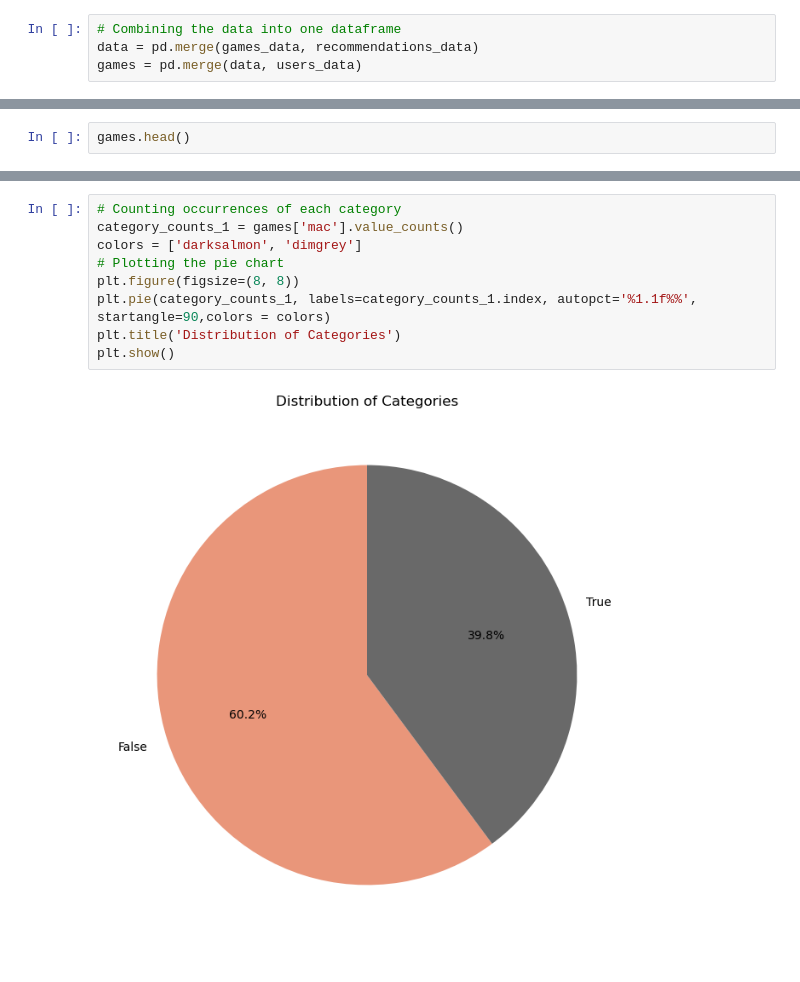
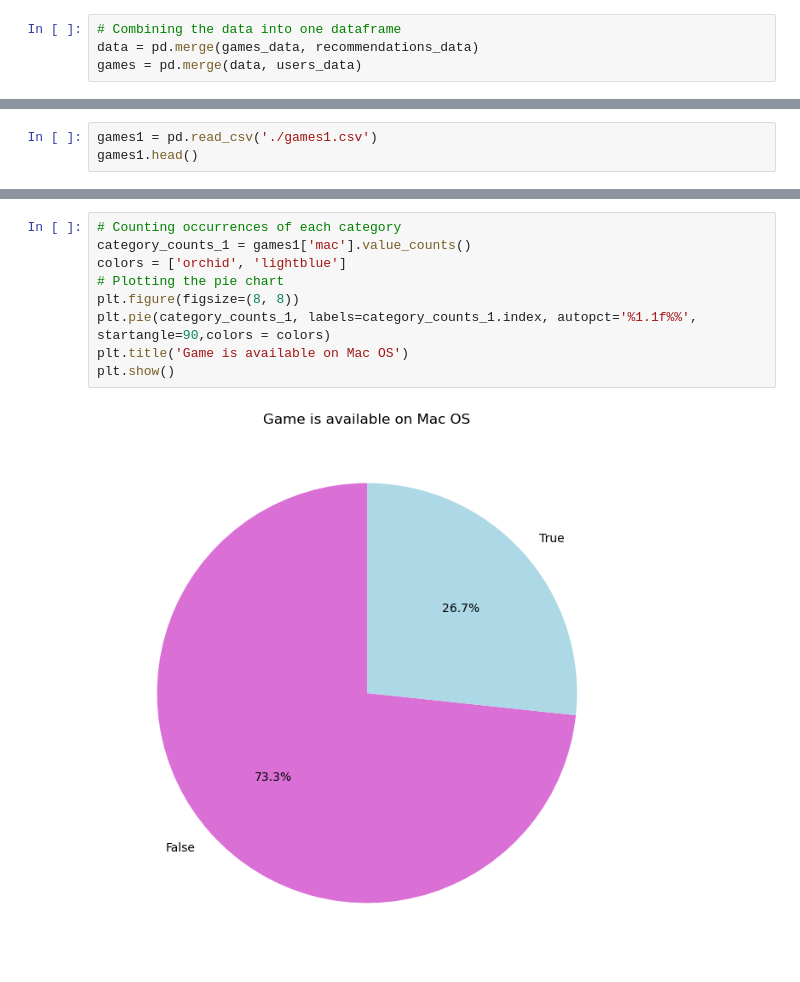
Before and after one commit to pbykova/EDA_games_steam, a Jupyter notebook: Game recommendation in Steam.ipynb, the cells around one changed output, grey strips where cells are left out. Drawn from its saved outputs; the diff is of its cells as text.

```diff
--- a/Game recommendation in Steam.ipynb
+++ b/Game recommendation in Steam.ipynb
@@ -98,3 +107,4 @@ games = games.drop(columns_to_drop, axis=1)
 # %%
-games.head()
+games1 = pd.read_csv('./games1.csv')
+games1.head()
 # %% [output]
@@ -130,13 +140,13 @@ plt.show()
 # %%
 # Counting occurrences of each category
-category_counts_1 = games['mac'].value_counts()
-colors = ['darksalmon', 'dimgrey']
+category_counts_1 = games1['mac'].value_counts()
+colors = ['orchid', 'lightblue']
 # Plotting the pie chart
 plt.figure(figsize=(8, 8))
 plt.pie(category_counts_1, labels=category_counts_1.index, autopct='%1.1f%%', startangle=90,colors = colors)
-plt.title('Distribution of Categories')
+plt.title('Game is available on Mac OS')
 plt.show()
 # %% [output]
-[figure, old version]
+[figure, new version]
 # %%
 # Counting occurrences of each category
```
Also changed, not shown: parts of 21 cells of this notebook.
